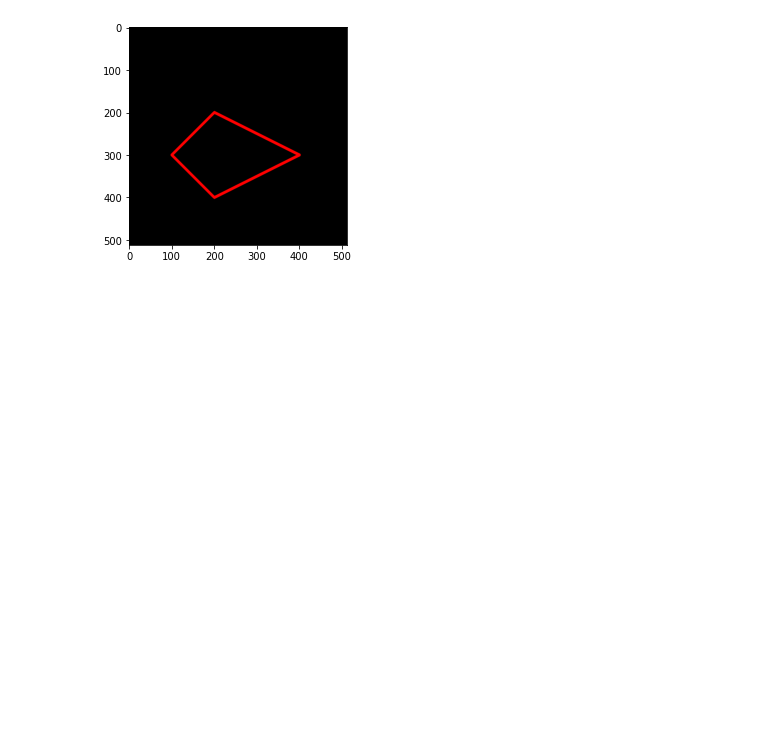
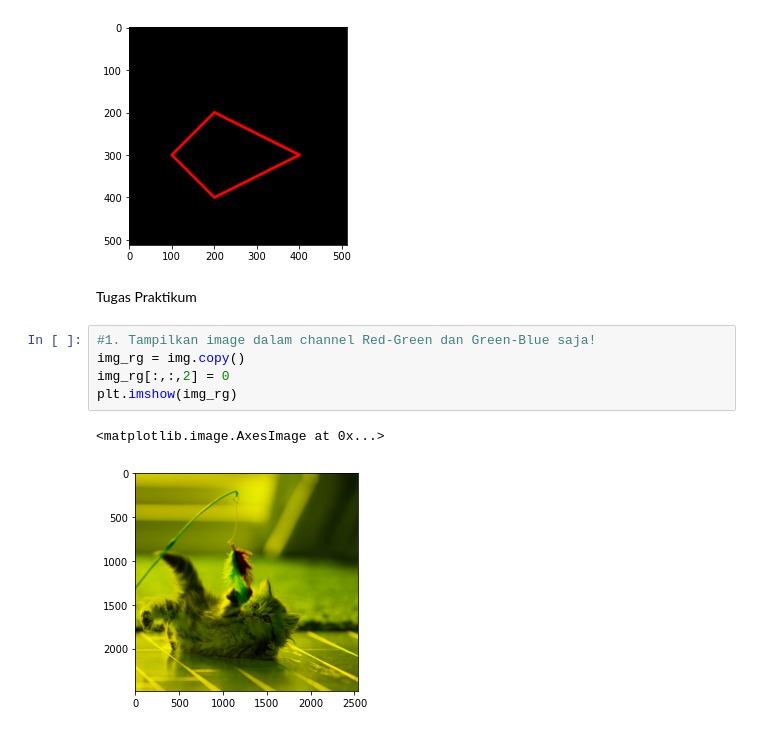
Before and after one commit to KharisMm19/PCVK_Genap_2021, a Jupyter notebook: Weekk2.ipynb, the cells around one changed output. Saved outputs shown, nothing was run; the diff lists cells and outputs as text; blank space fills up the shorter version.

```diff
--- a/Weekk2.ipynb
+++ b/Weekk2.ipynb
@@ -124,3 +124,13 @@ plt.imshow(black_img2)
 # %% [output]
 <matplotlib.image.AxesImage at 0x...>
 [figure]
+# %% [markdown]
+Tugas Praktikum
+# %%
+#1. Tampilkan image dalam channel Red-Green dan Green-Blue saja!
+img_rg = img.copy()
+img_rg[:,:,2] = 0
+plt.imshow(img_rg)
+# %% [output]
+<matplotlib.image.AxesImage at 0x...>
+[figure, added]
```
Also changed, not shown: parts of 7 cells of this notebook.
